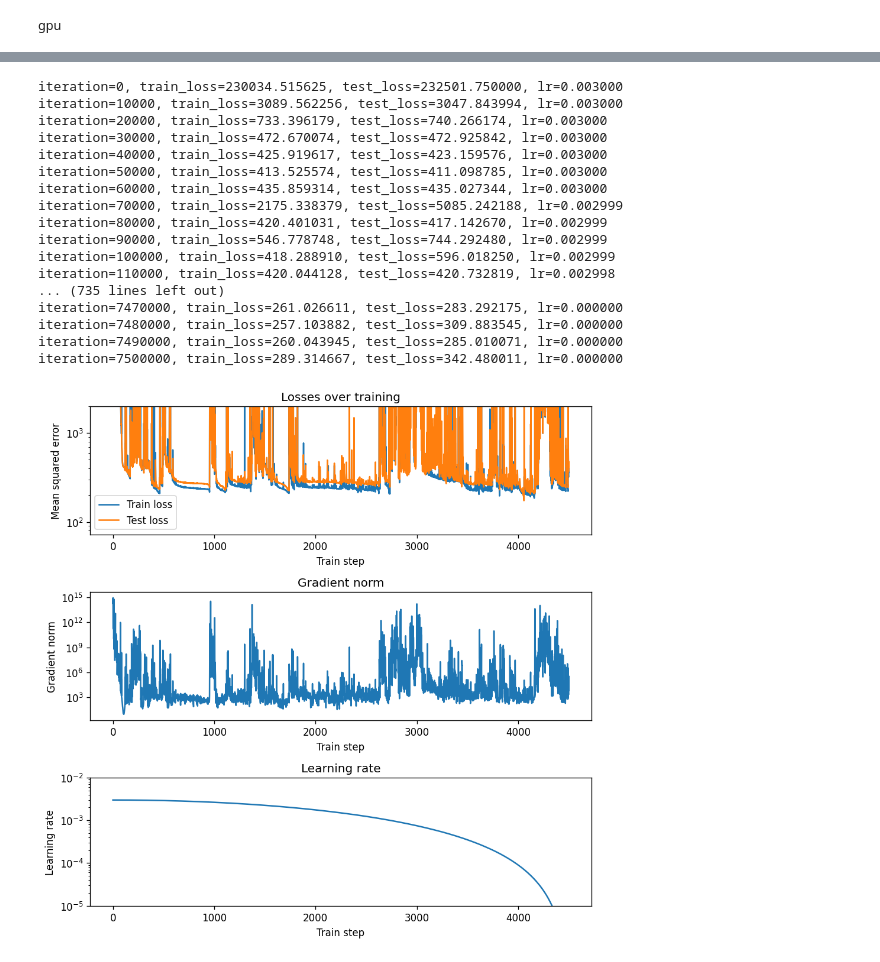
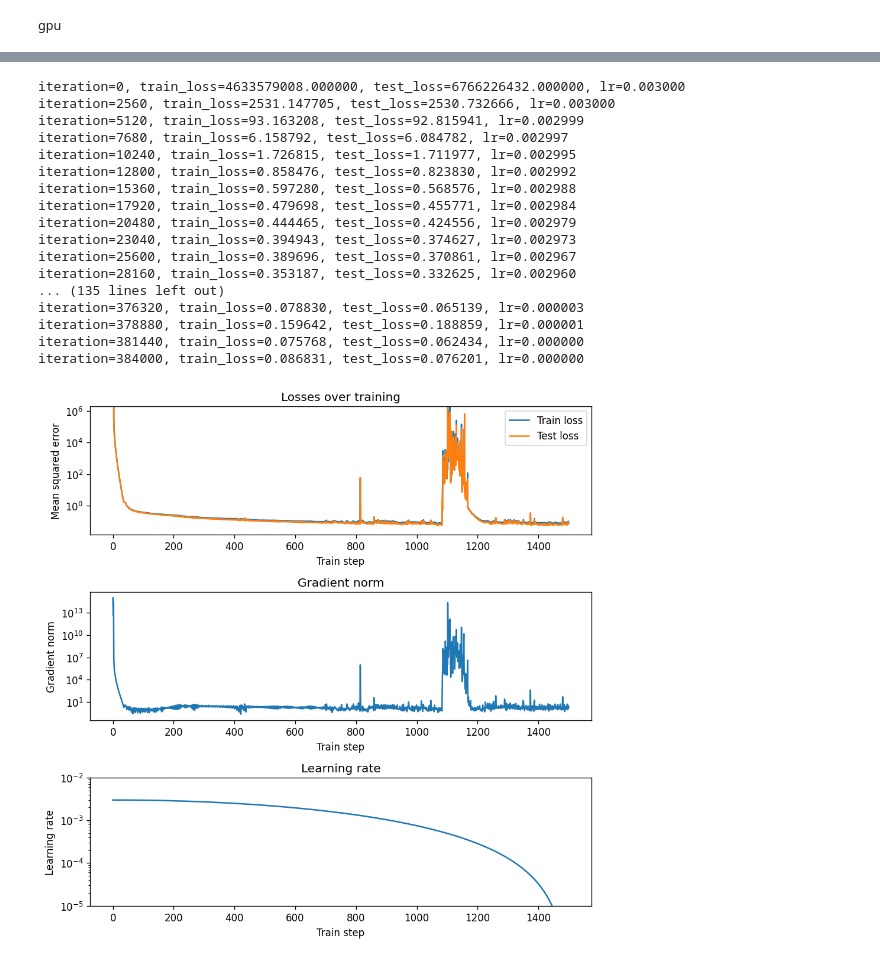
Before and after one commit to stevenwman/afil-project, a Jupyter notebook: LNN_tutorial_mod.ipynb, the cells around one changed output, grey strips where cells are left out. Saved outputs shown, nothing was run; the diff lists cells and outputs as text; code cells hidden in the pictures.

Commit message:
more training kinda worked?

```diff
--- a/LNN_tutorial_mod.ipynb
+++ b/LNN_tutorial_mod.ipynb
@@ -66,9 +68,28 @@ vel = jnp.array(block_data['velocity'])
 acc = jnp.array(block_data['acceleration'])
 forces = jnp.array(block_data['control'])
 
+import numpy as np
+
+# assume acc, forces are (N,3) NumPy arrays
+acc_norm = np.linalg.norm(acc, axis=1)
+f_norm   = np.linalg.norm(forces, axis=1)
+
+# pick a percentile cutoff (e.g. drop top 1%)
+acc_thr = np.percentile(acc_norm, 90)
+f_thr   = np.percentile(f_norm,   90)
+
+# build a boolean mask
+keep = (acc_norm < acc_thr) & (f_norm < f_thr)
+
+# apply it to all your arrays
+pos    = pos[keep]
+vel    = vel[keep]
+acc    = acc[keep]
+forces = forces[keep]
+
 permutation = jax.random.permutation(jax.random.PRNGKey(0), pos.shape[0])
 pos = pos[permutation]
-pos = pos.at[:,:2].set(0)
+# pos = pos.at[:,:2].set(0)
 vel = vel[permutation]
 acc = acc[permutation]
 forces = forces[permutation]
@@ -112,8 +171,8 @@ plt.legend([1,2,3])
 def learned_lagrangian(params):
   def lagrangian(q, q_t, frc):
     assert q.shape == (3,)
-    state = normalize_dp(jnp.concatenate([q, q_t, frc]))
-    return jnp.squeeze(nn_forward_fn(params, state), axis=-1)
+    inp = normalize_dp(jnp.concatenate([q, q_t, frc]))
+    return jnp.squeeze(nn_forward_fn(params, inp), axis=-1)
   return lagrangian
 
 @partial(jax.jit, static_argnums=())
@@ -164,9 +223,9 @@ init_random_params, nn_forward_fn = stax.serial(
     #     W_init=initializers.lecun_uniform(),
     #     b_init=initializers.zeros
     # ),
-    stax.Dense(64),
+    stax.Dense(128),
     stax.Softplus,
-    stax.Dense(64),
+    stax.Dense(128),
     # stax.Dense(256,
     #     W_init=initializers.lecun_uniform(),
     #     b_init=initializers.zeros
@@ -244,9 +303,9 @@ rng = jax.random.PRNGKey(0)
 _, init_params = init_random_params(rng, (-1, 9))
 
 # numbers in comments denote stephan's settings
-batch_size = 1000
+batch_size = 256
 test_every = 10
-num_batches = 1500 * 5
+num_batches = 1500
 
 train_losses = []
 test_losses = []
@@ -317,50 +376,50 @@ for iteration in range(batch_size*num_batches + 1):
 
 # params = get_params(opt_state)
 # %% [output]
-iteration=0, train_loss=230034.515625, test_loss=232501.750000, lr=0.003000
-iteration=10000, train_loss=3089.562256, test_loss=3047.843994, lr=0.003000
-iteration=20000, train_loss=733.396179, test_loss=740.266174, lr=0.003000
-iteration=30000, train_loss=472.670074, test_loss=472.925842, lr=0.003000
-iteration=40000, train_loss=425.919617, test_loss=423.159576, lr=0.003000
-iteration=50000, train_loss=413.525574, test_loss=411.098785, lr=0.003000
-iteration=60000, train_loss=435.859314, test_loss=435.027344, lr=0.003000
-iteration=70000, train_loss=2175.338379, test_loss=5085.242188, lr=0.002999
-iteration=80000, train_loss=420.401031, test_loss=417.142670, lr=0.002999
-iteration=90000, train_loss=546.778748, test_loss=744.292480, lr=0.002999
-iteration=100000, train_loss=418.288910, test_loss=596.018250, lr=0.002999
-iteration=110000, train_loss=420.044128, test_loss=420.732819, lr=0.002998
-... (735 lines left out)
-iteration=7470000, train_loss=261.026611, test_loss=283.292175, lr=0.000000
-iteration=7480000, train_loss=257.103882, test_loss=309.883545, lr=0.000000
-iteration=7490000, train_loss=260.043945, test_loss=285.010071, lr=0.000000
-iteration=7500000, train_loss=289.314667, test_loss=342.480011, lr=0.000000
+iteration=0, train_loss=4633579008.000000, test_loss=6766226432.000000, lr=0.003000
+iteration=2560, train_loss=2531.147705, test_loss=2530.732666, lr=0.003000
+iteration=5120, train_loss=93.163208, test_loss=92.815941, lr=0.002999
+iteration=7680, train_loss=6.158792, test_loss=6.084782, lr=0.002997
+iteration=10240, train_loss=1.726815, test_loss=1.711977, lr=0.002995
+iteration=12800, train_loss=0.858476, test_loss=0.823830, lr=0.002992
+iteration=15360, train_loss=0.597280, test_loss=0.568576, lr=0.002988
+iteration=17920, train_loss=0.479698, test_loss=0.455771, lr=0.002984
+iteration=20480, train_loss=0.444465, test_loss=0.424556, lr=0.002979
+iteration=23040, train_loss=0.394943, test_loss=0.374627, lr=0.002973
+iteration=25600, train_loss=0.389696, test_loss=0.370861, lr=0.002967
+iteration=28160, train_loss=0.353187, test_loss=0.332625, lr=0.002960
+... (135 lines left out)
+iteration=376320, train_loss=0.078830, test_loss=0.065139, lr=0.000003
+iteration=378880, train_loss=0.159642, test_loss=0.188859, lr=0.000001
+iteration=381440, train_loss=0.075768, test_loss=0.062434, lr=0.000000
+iteration=384000, train_loss=0.086831, test_loss=0.076201, lr=0.000000
 # %%
 plt.figure(figsize=(8, 8), dpi=120)
 plt.subplot(3, 1, 1)
 plt.plot(train_losses, label='Train loss')
 plt.plot(test_losses, label='Test loss')
 plt.yscale('log')
-plt.ylim(None, 2000)
+plt.ylim(None, 2e6)
 plt.title('Losses over training')
 plt.xlabel("Train step") ; plt.ylabel("Mean squared error")
 plt.legend()
 
 plt.subplot(3, 1, 2)
 plt.plot(gns)
 plt.title('Gradient norm')
 plt.xlabel("Train step") ; plt.ylabel("Gradient norm")
 plt.yscale('log')
 plt.subplot(3, 1, 3)
 plt.plot(lrs)
 plt.title('Learning rate')
 plt.xlabel("Train step") ; plt.ylabel("Learning rate")
 plt.yscale('log')
 plt.ylim(1e-5, 1e-2)
 plt.tight_layout()
 
 plt.show()
 # %% [output]
-[figure, old version]
+[figure, new version]
 # %%
 xt_pred = jax.vmap(partial(equation_of_motion, learned_lagrangian(params)))(x_test, f_test)
 
```
Also changed, not shown: parts of 15 cells of this notebook, 1 other file.
